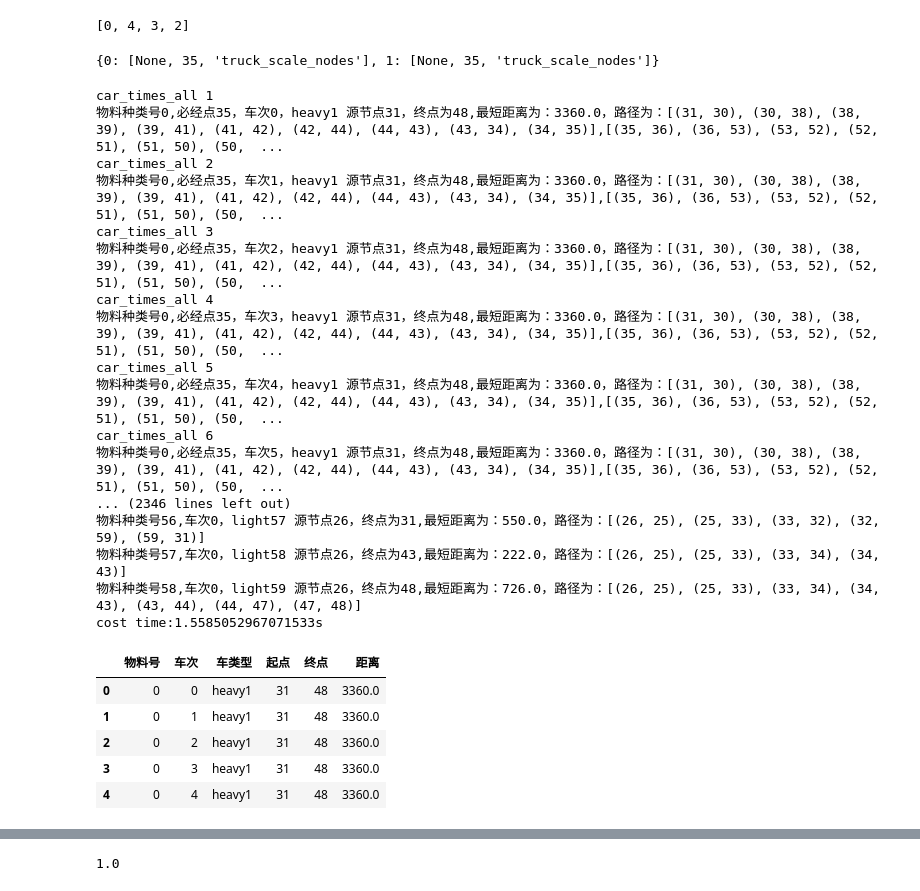
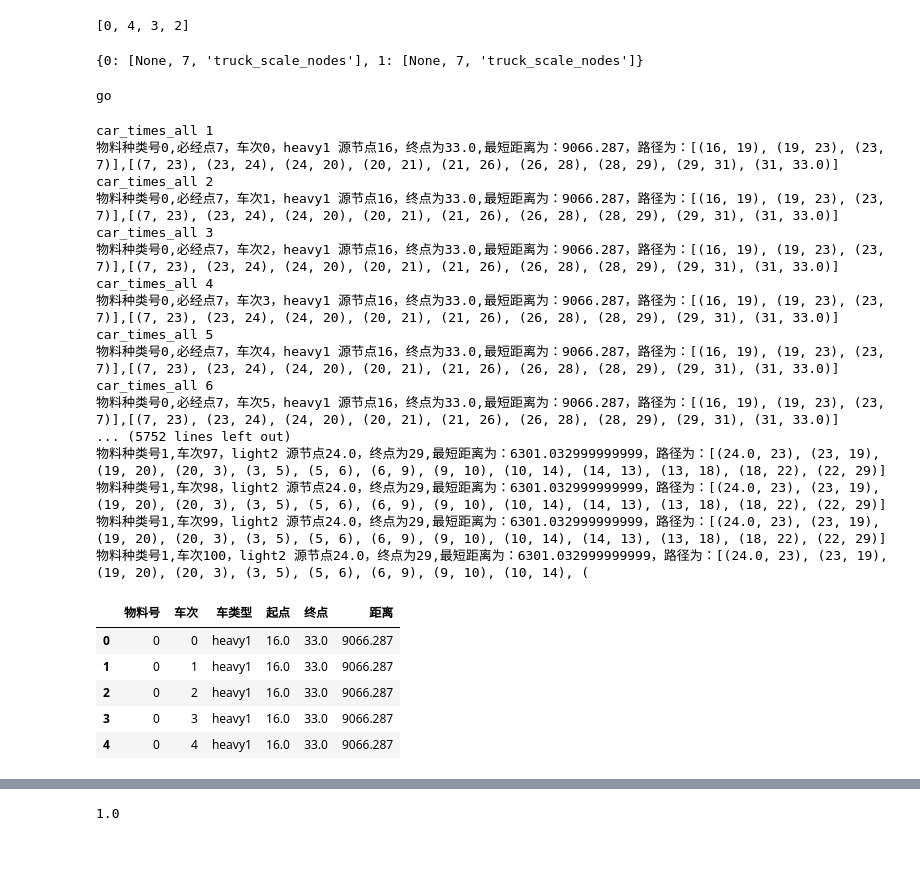
Before and after one commit to TSLNIHAOGIT/gene, a Jupyter notebook: model.ipynb, the cells around one changed output, grey strips where cells are left out. Cells and saved outputs as stored; diff of their text form; code cells hidden in the pictures; blank space fills up the shorter version.

```diff
--- a/model.ipynb
+++ b/model.ipynb
@@ -172,15 +180,24 @@ ls
 # %%
-l=pd.read_csv('distance.csv',header=None) #读取各个路段长度
+# l=pd.read_csv('distance.csv',header=None) #读取各个路段长度
+# # a=pd.read_csv('A（可达矩阵）') #读取各路段间的可达矩阵（此处应当按照物料品类进行分类，案列假设7种物料可达矩阵一致）
+# MSF=pd.read_csv('MSF.csv',header=None)#,'B2:K11');#读取路段的最大服务交通量
+# FHV=pd.read_csv('FHV.csv',header=None)#,'B2:K11');#读取交通组成修正系数
+# FD=pd.read_csv('FD.csv',header=None)#,'B2:K11');  #读取方向分布修正系数
+# FW=pd.read_csv('FW.csv',header=None)#,'B2:K11');  #读取车道宽度、路肩宽度修正系数
+# FF=pd.read_csv('FF.csv',header=None)#,'B2:K11');  #读取路测干扰修正系数
+
+
+l=pd.read_csv('distance1.csv',header=None) #读取各个路段长度
 # a=pd.read_csv('A（可达矩阵）') #读取各路段间的可达矩阵（此处应当按照物料品类进行分类，案列假设7种物料可达矩阵一致）
-MSF=pd.read_csv('MSF.csv',header=None)#,'B2:K11');#读取路段的最大服务交通量
-FHV=pd.read_csv('FHV.csv',header=None)#,'B2:K11');#读取交通组成修正系数
-FD=pd.read_csv('FD.csv',header=None)#,'B2:K11');  #读取方向分布修正系数
-FW=pd.read_csv('FW.csv',header=None)#,'B2:K11');  #读取车道宽度、路肩宽度修正系数
-FF=pd.read_csv('FF.csv',header=None)#,'B2:K11');  #读取路测干扰修正系数
+MSF=pd.read_csv('MSF1.csv',header=None)#,'B2:K11');#读取路段的最大服务交通量
+FHV=pd.read_csv('FHV1.csv',header=None)#,'B2:K11');#读取交通组成修正系数
+FD=pd.read_csv('FD1.csv',header=None)#,'B2:K11');  #读取方向分布修正系数
+FW=pd.read_csv('FW1.csv',header=None)#,'B2:K11');  #读取车道宽度、路肩宽度修正系数
+FF=pd.read_csv('FF1.csv',header=None)#,'B2:K11');  #读取路测干扰修正系数
 # %%
 #道路路段：单项双车道,双向四车道
 #将节点列表转为各个路段（双向）
-single_double_lane={'road1':[25,26,27],'road2':[17,28,29,30,31,59,32,33,34,35,36]}
+single_double_lane={'road1':[25,26,27],'road2':[17,28,29,30,31,32]}
 def get_all_double_lane(single_double_lane):
     double_lanes=set()
     for road ,path in single_double_lane.items():
@@ -512,7 +521,7 @@ alpha=0.8
 ###禁止点集合：某类物料禁止经过该
 # %%
 # 物料号，车次，禁止的路段;默认所有车次（）
-forbidden_paths={ 0:[  None,  (14, 27)]}
+forbidden_paths={ 0:[  None,  (17, 21)]}
 # {'material_type_index': 0, 'car_times': None, 'forbidden_roads': [14, 27]}
 material_info=forbidden_paths.get(0,False)
 material_info[1]
@@ -537,7 +546,7 @@ a
 # 如果某个汽车衡超标，就要自动选择一个可用的汽车衡还是怎么做（目前自动提示，已达到数量，然后提建议）？？？？
 ##采样点情况也一样
 
-must_pass_nodes={0:[None,35,'truck_scale_nodes'],1:[None,35,'truck_scale_nodes']}#物料对应必经点信息
+must_pass_nodes={0:[None,7,'truck_scale_nodes'],1:[None,7,'truck_scale_nodes']}#物料对应必经点信息
 # must_passed_nodes_info={35:'truck_scale_nodes_index',24:'sample_nodes_index'}#
 # %%
 # G.add_edge(*(14, 27))
@@ -820,7 +829,7 @@ None
 # %%
 must_pass_nodes
 # %% [output]
-{0: [None, 35, 'truck_scale_nodes'], 1: [None, 35, 'truck_scale_nodes']}
+{0: [None, 7, 'truck_scale_nodes'], 1: [None, 7, 'truck_scale_nodes']}
 # %%
 # start_end_tuple_list
 # %%
@@ -831,4 +840,9 @@ no_rate_nodes=[3,43,5,6,8,9]
 # no_rate_nodes=[]
+# %%
+if not {}:
+    print('go')
+# %% [output]
+go
 # %%
 ##道路通行可分为：双向、单向（告诉单向路径列表）、禁止（告诉禁止路径列表）
 res=np.zeros((59,59))
@@ -847,6 +861,7 @@ start=time.time()
 no_heavy_flag=1
 # no_heavy_nodes_path=[25,33,34]
 no_heavy_nodes_path=[(25,33),(33,34),(34,33),(33,25)]
+'同一种物质会有不同的起点和终点，即会运往不同的地方，不能用index作为物料种类号，会重复，需要用具体的名称'
 
 for car_type,start_end_tuple_list in all_car_se.items():
     #car_type车型：heavy or light
@@ -909,9 +924,11 @@ for car_type,start_end_tuple_list in all_car_se.items():
                 car_times_all=car_times_all+1
 
                 print('car_times_all',car_times_all)
-                all_must_passed_nodes_operating_rate[pass_node]=['{}'.format(rate_type),(car_times_all)*t/1440]
+                if  (car_times_all)*t/1440<0.8:
 
-                if all_must_passed_nodes_operating_rate[pass_node][1]<0.8:
+                    all_must_passed_nodes_operating_rate[pass_node]=['{}'.format(rate_type),(car_times_all)*t/1440]
+
+
 
 
 
@@ -941,50 +958,50 @@ for car_type,start_end_tuple_list in all_car_se.items():
                     if isinstance(path,list):
         #              print('pathsssss',path)
                         print('物料种类号{},车次{}，{}{} 源节点{}，终点为{},最短距离为：{}，路径为：{}'.format(index,car_times,car_type,index+1,s,e,dd,path))
                     else:
                         print('无解：物料种类号{},车次{}，{}{} 源节点{}，终点为{},最短距离为：{}，路径为：{}'.format(index,car_times,car_type,index+1,s,e,dd,path))
 
                     all_datas.append([index,car_times,'{}{}'.format(car_type,index+1),s,e,dd])
         #         if index >1:
         #             break
         #     break
 
             #     break
 
 
         if material_info:
             G.add_edge(*material_info[1])
 
 
-print('cost time:{}s'.format(time.time()-start))
+# print('cost time:{}s'.format(time.time()-start))
 all_df=pd.DataFrame(all_datas,columns=['物料号','车次','车类型','起点','终点','距离'])
 all_df.head()
 
 ##空车1
 # %% [output]
 car_times_all 1
-物料种类号0,必经点35，车次0，heavy1 源节点31，终点为48,最短距离为：3360.0，路径为：[(31, 30), (30, 38), (38, 39), (39, 41), (41, 42), (42, 44), (44, 43), (43, 34), (34, 35)],[(35, 36), (36, 53), (53, 52), (52, 51), (51, 50), (50,  ...
+物料种类号0,必经点7，车次0，heavy1 源节点16，终点为33.0,最短距离为：9066.287，路径为：[(16, 19), (19, 23), (23, 7)],[(7, 23), (23, 24), (24, 20), (20, 21), (21, 26), (26, 28), (28, 29), (29, 31), (31, 33.0)]
 car_times_all 2
-物料种类号0,必经点35，车次1，heavy1 源节点31，终点为48,最短距离为：3360.0，路径为：[(31, 30), (30, 38), (38, 39), (39, 41), (41, 42), (42, 44), (44, 43), (43, 34), (34, 35)],[(35, 36), (36, 53), (53, 52), (52, 51), (51, 50), (50,  ...
+物料种类号0,必经点7，车次1，heavy1 源节点16，终点为33.0,最短距离为：9066.287，路径为：[(16, 19), (19, 23), (23, 7)],[(7, 23), (23, 24), (24, 20), (20, 21), (21, 26), (26, 28), (28, 29), (29, 31), (31, 33.0)]
 car_times_all 3
-物料种类号0,必经点35，车次2，heavy1 源节点31，终点为48,最短距离为：3360.0，路径为：[(31, 30), (30, 38), (38, 39), (39, 41), (41, 42), (42, 44), (44, 43), (43, 34), (34, 35)],[(35, 36), (36, 53), (53, 52), (52, 51), (51, 50), (50,  ...
+物料种类号0,必经点7，车次2，heavy1 源节点16，终点为33.0,最短距离为：9066.287，路径为：[(16, 19), (19, 23), (23, 7)],[(7, 23), (23, 24), (24, 20), (20, 21), (21, 26), (26, 28), (28, 29), (29, 31), (31, 33.0)]
 car_times_all 4
-物料种类号0,必经点35，车次3，heavy1 源节点31，终点为48,最短距离为：3360.0，路径为：[(31, 30), (30, 38), (38, 39), (39, 41), (41, 42), (42, 44), (44, 43), (43, 34), (34, 35)],[(35, 36), (36, 53), (53, 52), (52, 51), (51, 50), (50,  ...
+物料种类号0,必经点7，车次3，heavy1 源节点16，终点为33.0,最短距离为：9066.287，路径为：[(16, 19), (19, 23), (23, 7)],[(7, 23), (23, 24), (24, 20), (20, 21), (21, 26), (26, 28), (28, 29), (29, 31), (31, 33.0)]
 car_times_all 5
-物料种类号0,必经点35，车次4，heavy1 源节点31，终点为48,最短距离为：3360.0，路径为：[(31, 30), (30, 38), (38, 39), (39, 41), (41, 42), (42, 44), (44, 43), (43, 34), (34, 35)],[(35, 36), (36, 53), (53, 52), (52, 51), (51, 50), (50,  ...
+物料种类号0,必经点7，车次4，heavy1 源节点16，终点为33.0,最短距离为：9066.287，路径为：[(16, 19), (19, 23), (23, 7)],[(7, 23), (23, 24), (24, 20), (20, 21), (21, 26), (26, 28), (28, 29), (29, 31), (31, 33.0)]
 car_times_all 6
-物料种类号0,必经点35，车次5，heavy1 源节点31，终点为48,最短距离为：3360.0，路径为：[(31, 30), (30, 38), (38, 39), (39, 41), (41, 42), (42, 44), (44, 43), (43, 34), (34, 35)],[(35, 36), (36, 53), (53, 52), (52, 51), (51, 50), (50,  ...
-... (2346 lines left out)
-物料种类号56,车次0，light57 源节点26，终点为31,最短距离为：550.0，路径为：[(26, 25), (25, 33), (33, 32), (32, 59), (59, 31)]
-物料种类号57,车次0，light58 源节点26，终点为43,最短距离为：222.0，路径为：[(26, 25), (25, 33), (33, 34), (34, 43)]
-物料种类号58,车次0，light59 源节点26，终点为48,最短距离为：726.0，路径为：[(26, 25), (25, 33), (33, 34), (34, 43), (43, 44), (44, 47), (47, 48)]
-cost time:1.5585052967071533s
+物料种类号0,必经点7，车次5，heavy1 源节点16，终点为33.0,最短距离为：9066.287，路径为：[(16, 19), (19, 23), (23, 7)],[(7, 23), (23, 24), (24, 20), (20, 21), (21, 26), (26, 28), (28, 29), (29, 31), (31, 33.0)]
+... (5752 lines left out)
+物料种类号1,车次97，light2 源节点24.0，终点为29,最短距离为：6301.032999999999，路径为：[(24.0, 23), (23, 19), (19, 20), (20, 3), (3, 5), (5, 6), (6, 9), (9, 10), (10, 14), (14, 13), (13, 18), (18, 22), (22, 29)]
+物料种类号1,车次98，light2 源节点24.0，终点为29,最短距离为：6301.032999999999，路径为：[(24.0, 23), (23, 19), (19, 20), (20, 3), (3, 5), (5, 6), (6, 9), (9, 10), (10, 14), (14, 13), (13, 18), (18, 22), (22, 29)]
+物料种类号1,车次99，light2 源节点24.0，终点为29,最短距离为：6301.032999999999，路径为：[(24.0, 23), (23, 19), (19, 20), (20, 3), (3, 5), (5, 6), (6, 9), (9, 10), (10, 14), (14, 13), (13, 18), (18, 22), (22, 29)]
+物料种类号1,车次100，light2 源节点24.0，终点为29,最短距离为：6301.032999999999，路径为：[(24.0, 23), (23, 19), (19, 20), (20, 3), (3, 5), (5, 6), (6, 9), (9, 10), (10, 14), (
 |  | 物料号 | 车次 | 车类型 | 起点 | 终点 | 距离 |
-| 0 | 0 | 0 | heavy1 | 31 | 48 | 3360.0 |
-| 1 | 0 | 1 | heavy1 | 31 | 48 | 3360.0 |
-| 2 | 0 | 2 | heavy1 | 31 | 48 | 3360.0 |
-| 3 | 0 | 3 | heavy1 | 31 | 48 | 3360.0 |
-| 4 | 0 | 4 | heavy1 | 31 | 48 | 3360.0 |
+| 0 | 0 | 0 | heavy1 | 16.0 | 33.0 | 9066.287 |
+| 1 | 0 | 1 | heavy1 | 16.0 | 33.0 | 9066.287 |
+| 2 | 0 | 2 | heavy1 | 16.0 | 33.0 | 9066.287 |
+| 3 | 0 | 3 | heavy1 | 16.0 | 33.0 | 9066.287 |
+| 4 | 0 | 4 | heavy1 | 16.0 | 33.0 | 9066.287 |
 # %%
 car_times_all
 # %% [output]
```
Also changed, not shown: parts of 42 cells of this notebook, 19 other files.
